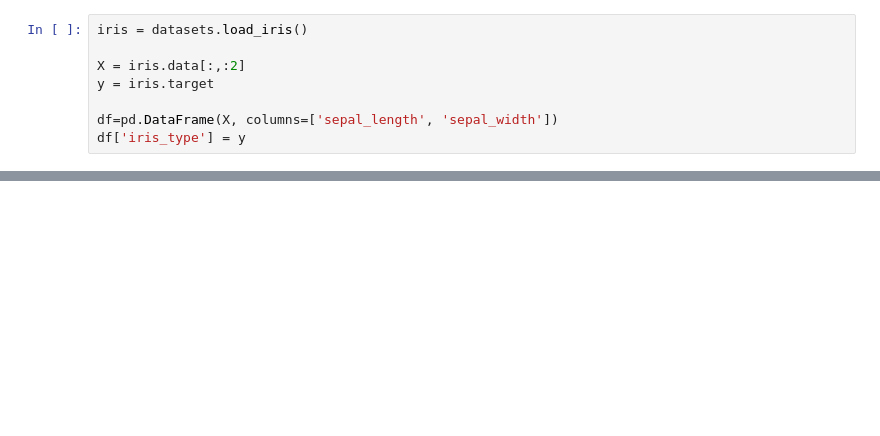
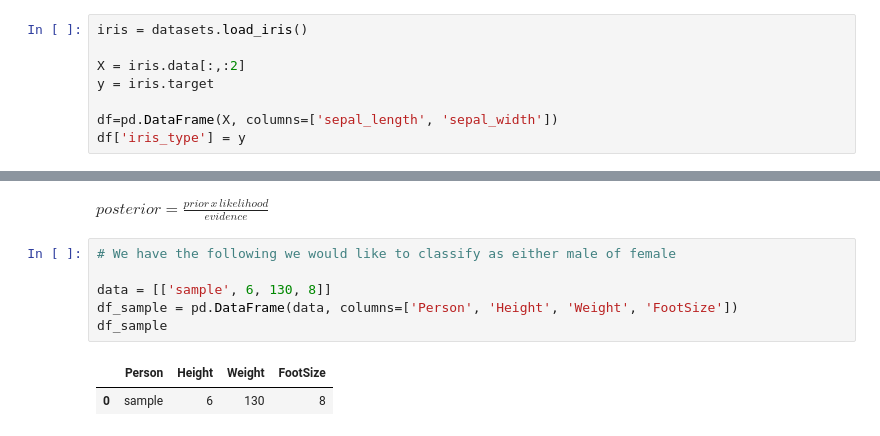
Before and after one commit to davijeb/erudition, a Jupyter notebook: learning/modules/sklearn/Naive Bayes/GaussianNB.ipynb, the cells around one changed output, grey strips where cells are left out. Saved outputs shown, nothing was run; the diff lists cells and outputs as text; blank space fills up the shorter version.

```diff
--- a/learning/modules/sklearn/Naive Bayes/GaussianNB.ipynb
+++ b/learning/modules/sklearn/Naive Bayes/GaussianNB.ipynb
@@ -59,0 +130,11 @@ render(fig, title='Gaussian Naive Bayes', height=800, width=800)
+# %% [markdown]
+$posterior = \frac{prior \, x \, likelihood}{evidence}$
+# %%
+# We have the following we would like to classify as either male of female
+
+data = [['sample', 6, 130, 8]]
+df_sample = pd.DataFrame(data, columns=['Person', 'Height', 'Weight', 'FootSize'])
+df_sample
+# %% [output]
+|  | Person | Height | Weight | FootSize |
+| 0 | sample | 6 | 130 | 8 |
```
Also changed, not shown: parts of 9 cells of this notebook.
